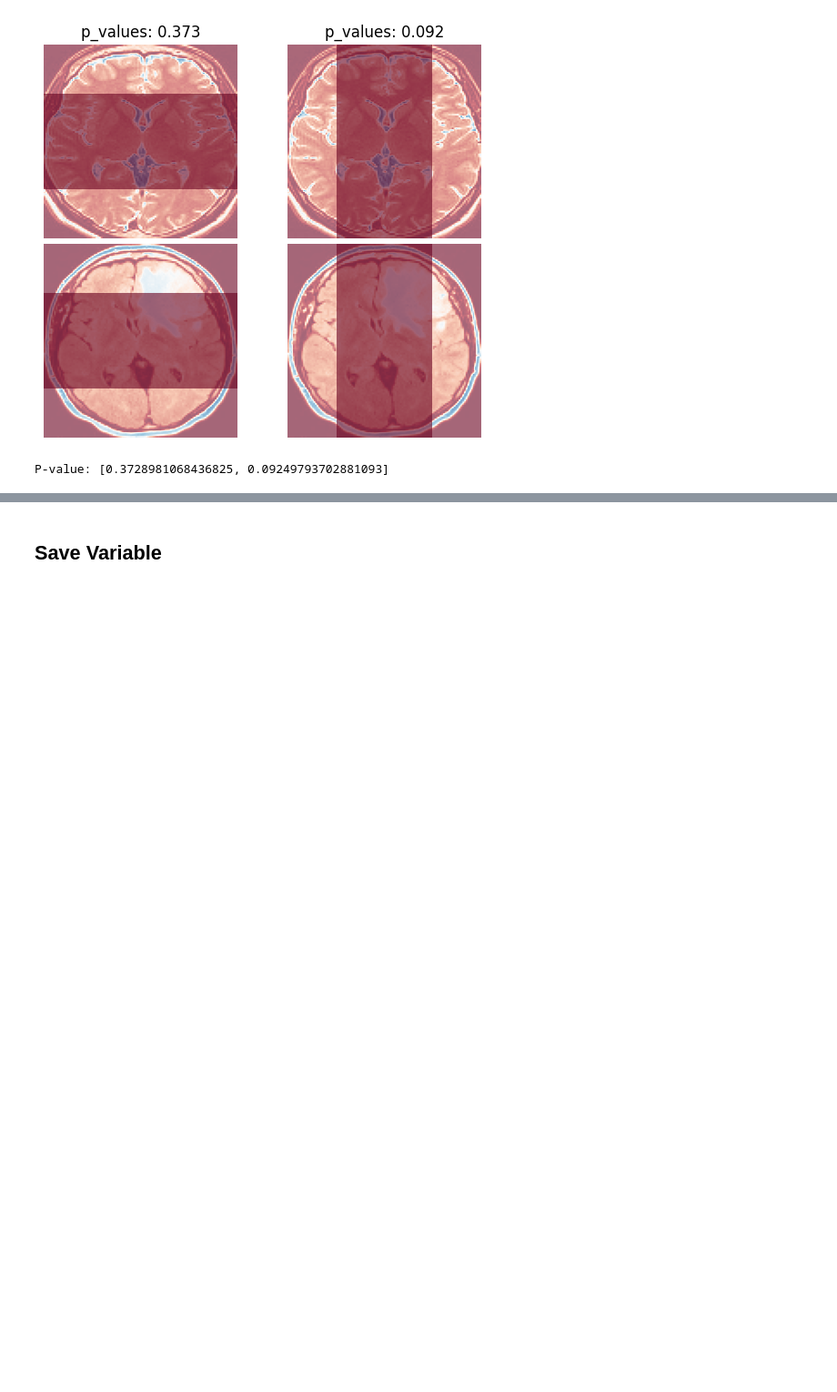
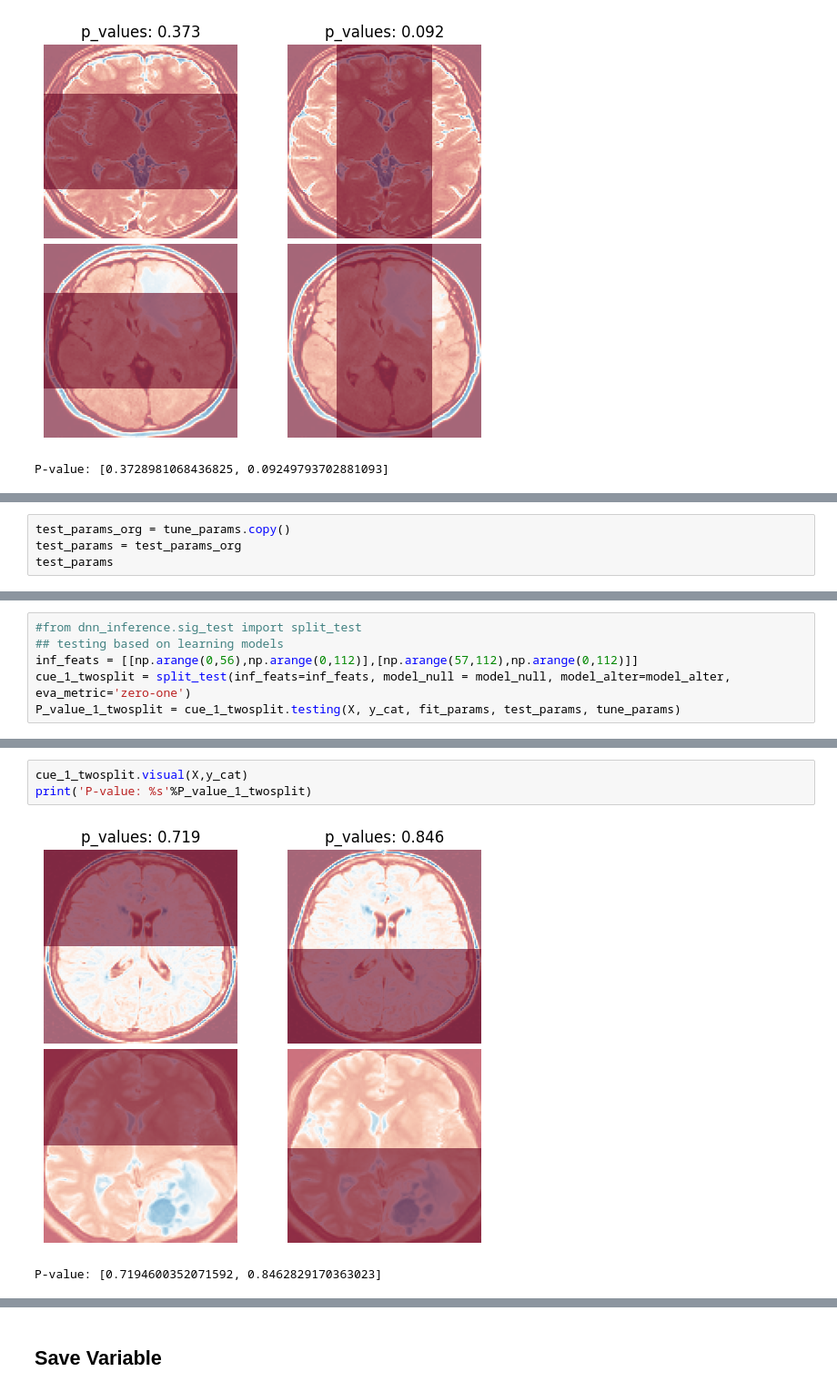
Before and after one commit to HanyuPei22/DNN-inference-on-Tumor-data, a Jupyter notebook: Tumor_CNN.ipynb, the cells around one changed output, grey strips where cells are left out. Shown at 91% size. Saved outputs shown, nothing was run; the diff lists cells and outputs as text; blank space fills up the shorter version.

```diff
--- a/Tumor_CNN.ipynb
+++ b/Tumor_CNN.ipynb
@@ -479,0 +472,4 @@ P-value: [0.3728981068436825, 0.09249793702881093]
+# %%
+test_params_org = tune_params.copy()
+test_params = test_params_org
+test_params
@@ -479,0 +494,6 @@ P-value: [0.3728981068436825, 0.09249793702881093]
+# %%
+#from dnn_inference.sig_test import split_test
+## testing based on learning models
+inf_feats = [[np.arange(0,56),np.arange(0,112)],[np.arange(57,112),np.arange(0,112)]]
+cue_1_twosplit = split_test(inf_feats=inf_feats, model_null = model_null, model_alter=model_alter, eva_metric='zero-one')
+P_value_1_twosplit = cue_1_twosplit.testing(X, y_cat, fit_params, test_params, tune_params)
@@ -479,0 +513,6 @@ P-value: [0.3728981068436825, 0.09249793702881093]
+# %%
+cue_1_twosplit.visual(X,y_cat)
+print('P-value: %s'%P_value_1_twosplit)
+# %% [output]
+[figure, added]
+P-value: [0.7194600352071592, 0.8462829170363023]
```
Also changed, not shown: parts of 19 cells of this notebook.
